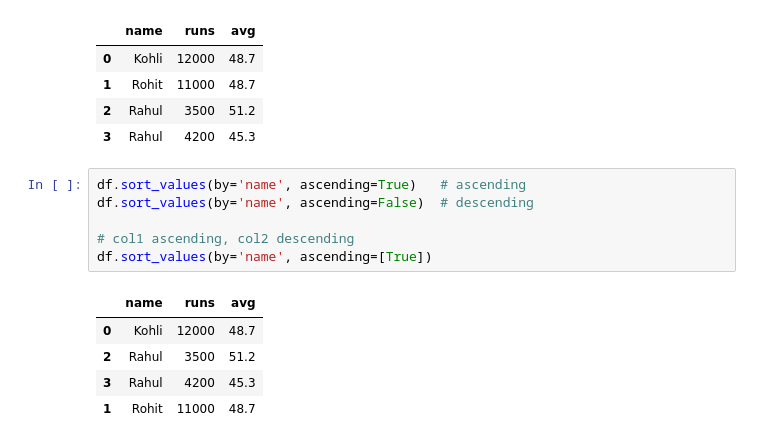
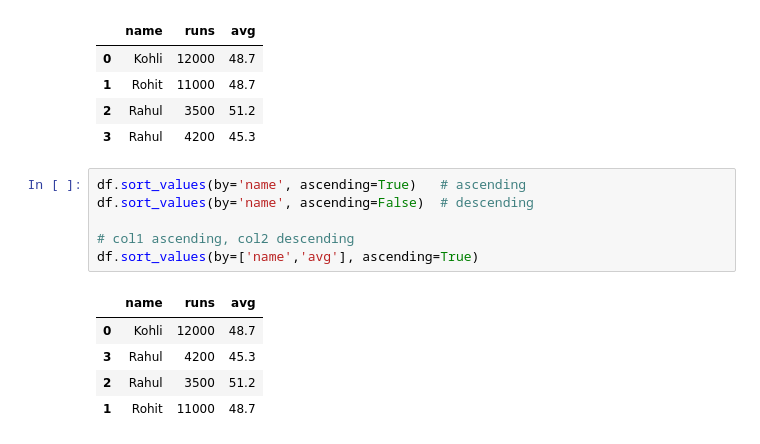
Before and after one commit to vedpcse-stack/Machine-Learning, a Jupyter notebook: Pandas/Extra_practice.ipynb, the cells around one changed output. Saved outputs shown, nothing was run; the diff lists cells and outputs as text.

```diff
--- a/Pandas/Extra_practice.ipynb
+++ b/Pandas/Extra_practice.ipynb
@@ -42,12 +42,12 @@ df
 # %%
 df.sort_values(by='name', ascending=True)   # ascending
 df.sort_values(by='name', ascending=False)  # descending
 
 # col1 ascending, col2 descending
-df.sort_values(by='name', ascending=[True])
+df.sort_values(by=['name','avg'], ascending=True)
 # %% [output]
 |  | name | runs | avg |
 | 0 | Kohli | 12000 | 48.7 |
+| 3 | Rahul | 4200 | 45.3 |
 | 2 | Rahul | 3500 | 51.2 |
-| 3 | Rahul | 4200 | 45.3 |
 | 1 | Rohit | 11000 | 48.7 |
```
Also changed, not shown: parts of 67 cells of this notebook, 4 other files.
